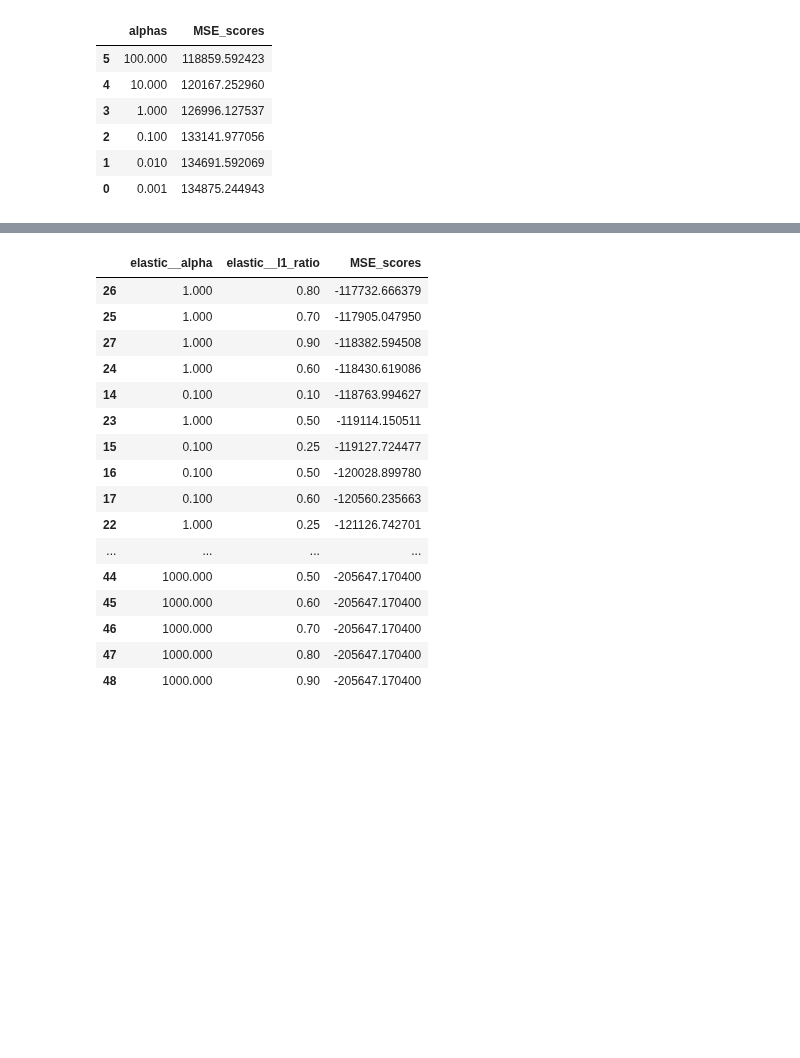
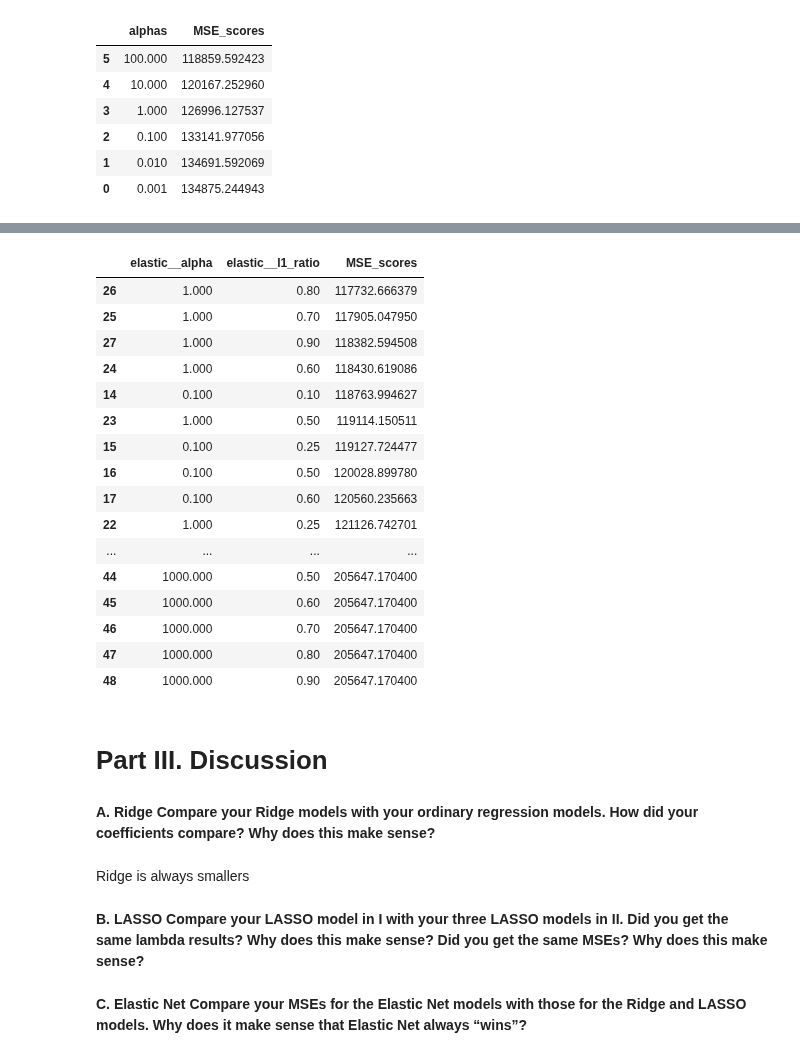
Before and after one commit to alexandragrover/GSB-544, a Jupyter notebook: Labs/Lab6/Lab6.ipynb, the cells around one changed output, grey strips where cells are left out. Drawn from its saved outputs; the diff is of its cells as text; code cells hidden in the pictures; blank space fills up the shorter version.

```diff
--- a/Labs/Lab6/Lab6.ipynb
+++ b/Labs/Lab6/Lab6.ipynb
@@ -958,49 +963,63 @@ ct_inter = ColumnTransformer(
     ("interaction4", PolynomialFeatures(interaction_only = True), ["standardize__CHits", "dummify__Division_W"]),
     ("interaction5", PolynomialFeatures(interaction_only = True), ["standardize__Walks", "dummify__Division_W"])
 ],
 remainder= "passthrough"
 ).set_output(transform = "pandas")
 
 en_pipeline_6 = Pipeline(
   [("preprocessing", ct),
   ("interaction",ct_inter),
-  ("elastic", ElasticNet(alpha = .1,l1_ratio=.9))]
+  ("elastic", ElasticNet(alpha = .1,l1_ratio=.9, max_iter=1000000))]
 ).set_output(transform = "pandas")
 
 #set alphas
 alphas = {
     'elastic__alpha': [0.001, 0.01, 0.1, 1, 10, 100, 1000],
     'elastic__l1_ratio': [.1,.25, .5, .6, .7, .8, .9]
 }
 
 #grid search
 en_grid6 = GridSearchCV(en_pipeline_6, alphas, cv=5, scoring='neg_mean_squared_error')
 en_fitted6 = en_grid6.fit(X, y)
 en_fitted6.cv_results_['params']
 
 params_df = pd.DataFrame(en_fitted6.cv_results_['params'])
-en_results_df = params_df.assign(MSE_scores=en_fitted6.cv_results_['mean_test_score'])
-en_results_df.sort_values(by='MSE_scores', ascending=False)
+en_results_df = params_df.assign(MSE_scores=en_fitted6.cv_results_['mean_test_score']*-1)
+en_results_df.sort_values(by='MSE_scores', ascending=True)
 
 
 # #find MSE
 # mse18=cross_val_score(en_pipeline_6, X, y, cv = 5, scoring = 'neg_mean_squared_error').mean()
 # print( "The MSE of the elastic model using 5 variables and one interaction is:", -mse18)
 # %% [output]
 |  | elastic__alpha | elastic__l1_ratio | MSE_scores |
-| 26 | 1.000 | 0.80 | -117732.666379 |
-| 25 | 1.000 | 0.70 | -117905.047950 |
-| 27 | 1.000 | 0.90 | -118382.594508 |
-| 24 | 1.000 | 0.60 | -118430.619086 |
-| 14 | 0.100 | 0.10 | -118763.994627 |
-| 23 | 1.000 | 0.50 | -119114.150511 |
-| 15 | 0.100 | 0.25 | -119127.724477 |
-| 16 | 0.100 | 0.50 | -120028.899780 |
-| 17 | 0.100 | 0.60 | -120560.235663 |
-| 22 | 1.000 | 0.25 | -121126.742701 |
+| 26 | 1.000 | 0.80 | 117732.666379 |
+| 25 | 1.000 | 0.70 | 117905.047950 |
+| 27 | 1.000 | 0.90 | 118382.594508 |
+| 24 | 1.000 | 0.60 | 118430.619086 |
+| 14 | 0.100 | 0.10 | 118763.994627 |
+| 23 | 1.000 | 0.50 | 119114.150511 |
+| 15 | 0.100 | 0.25 | 119127.724477 |
+| 16 | 0.100 | 0.50 | 120028.899780 |
+| 17 | 0.100 | 0.60 | 120560.235663 |
+| 22 | 1.000 | 0.25 | 121126.742701 |
 | ... | ... | ... | ... |
-| 44 | 1000.000 | 0.50 | -205647.170400 |
-| 45 | 1000.000 | 0.60 | -205647.170400 |
-| 46 | 1000.000 | 0.70 | -205647.170400 |
-| 47 | 1000.000 | 0.80 | -205647.170400 |
-| 48 | 1000.000 | 0.90 | -205647.170400 |
+| 44 | 1000.000 | 0.50 | 205647.170400 |
+| 45 | 1000.000 | 0.60 | 205647.170400 |
+| 46 | 1000.000 | 0.70 | 205647.170400 |
+| 47 | 1000.000 | 0.80 | 205647.170400 |
+| 48 | 1000.000 | 0.90 | 205647.170400 |
+# %% [markdown]
+# Part III. Discussion
+# %% [markdown]
+**A. Ridge**
+**Compare your Ridge models with your ordinary regression models. How did your coefficients compare? Why does this make sense?**
+# %% [markdown]
+Ridge is always smallers
+# %% [markdown]
+**B. LASSO**
+**Compare your LASSO model in I with your three LASSO models in II. Did you get the same lambda results? Why does this make sense? Did you get the same MSEs? Why does this make sense?**
+# %% [markdown]
+
+**C. Elastic Net**
+**Compare your MSEs for the Elastic Net models with those for the Ridge and LASSO models. Why does it make sense that Elastic Net always “wins”?**
```
Also changed, not shown: parts of 15 cells of this notebook.
